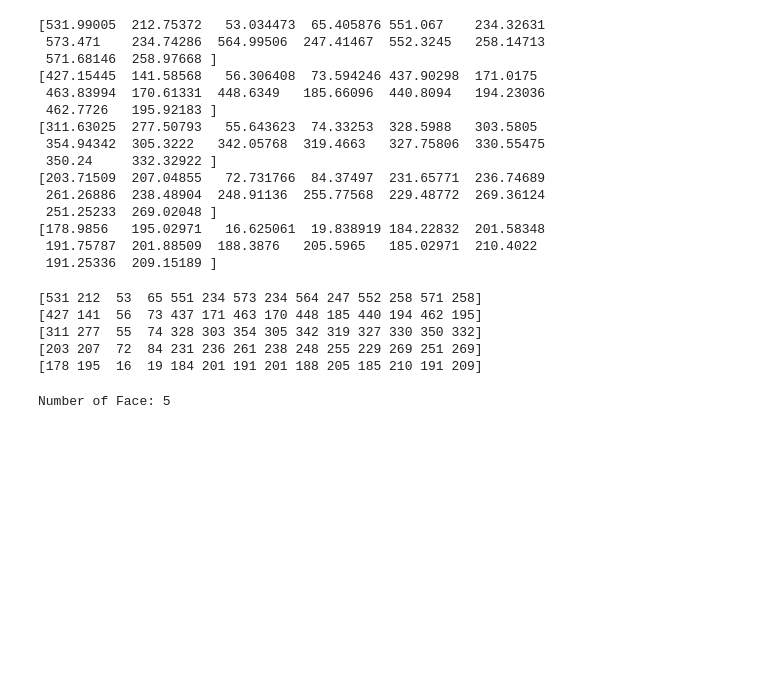
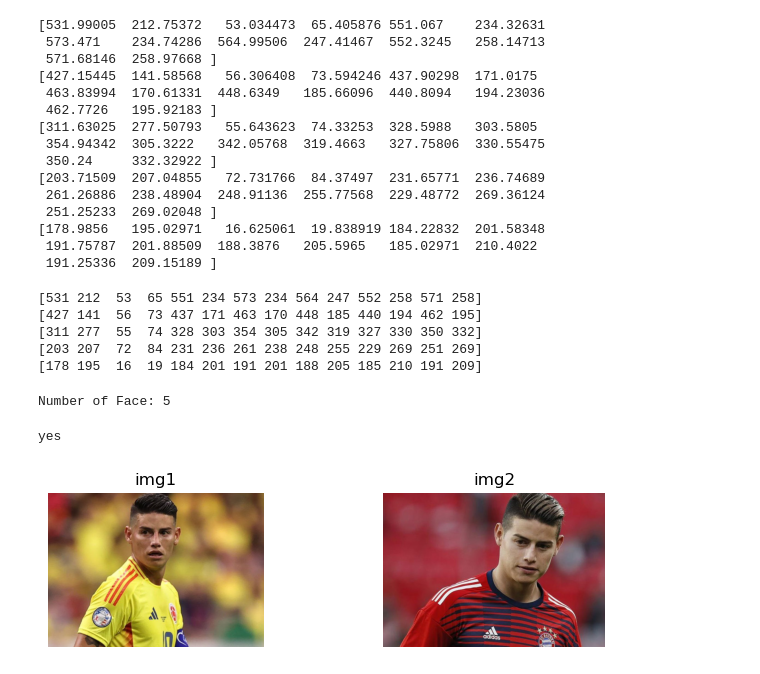
Before and after one commit to Abbas-Elahi/Computer_vision, a Jupyter notebook: Examples/FaceDetectorYN.ipynb, the cells around one changed output. Cells and saved outputs as stored; diff of their text form; code cells hidden in the pictures; blank space fills up the shorter version.

```diff
--- a/Examples/FaceDetectorYN.ipynb
+++ b/Examples/FaceDetectorYN.ipynb
@@ -236,0 +330,32 @@ cv2.destroyAllWindows()
+# %%
+# Example 2 --> two face
+import matplotlib.pyplot as plt
+model = cv2.FaceDetectorYN_create("../xmltxt/face_detection_yunet_2023mar.onnx","",(320, 320),0.9, 0.3, 5000)
+reg = cv2.FaceRecognizerSF.create('../xmltxt/face_recognition_sface_2021dec.onnx',"")
+img1=cv2.imread('../imgs/a1.png')
+h,w,_=img1.shape
+model.setInputSize((w, h))
+face1= model.detect(img1)
+face_fe=reg.alignCrop(img1, face1[1][0])
+face_fe=reg.feature(face_fe)
+
+img2=cv2.imread('../imgs/a2.jpg')
+h,w,_=img2.shape
+model.setInputSize((w, h))
+face2= model.detect(img2)
+face_fe2=reg.alignCrop(img2, face2[1][0])
+face_fe2=reg.feature(face_fe2)
+
+l2=reg.match(face_fe, face_fe2, cv2.FaceRecognizerSF_FR_NORM_L2)
+if l2<=1.0128:
+    print('yes')
+else:
+    print('no')
+
+plt.figure(figsize=(8, 2))
+plt.subplot(121); plt.imshow(img1[..., ::-1]); plt.title("img1"); plt.axis("off")
+plt.subplot(122); plt.imshow(img2[..., ::-1]); plt.title("img2"); plt.axis("off")
+plt.show()
+# %% [output]
+yes
+[figure, added]
```
Also changed, not shown: parts of 5 cells of this notebook, 25 other files.
